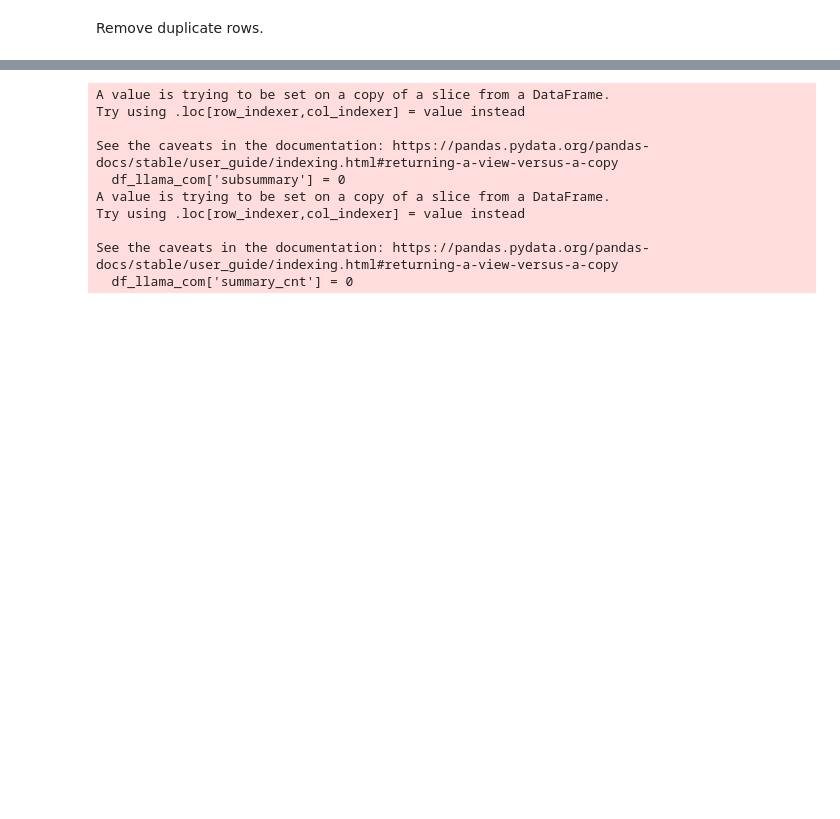
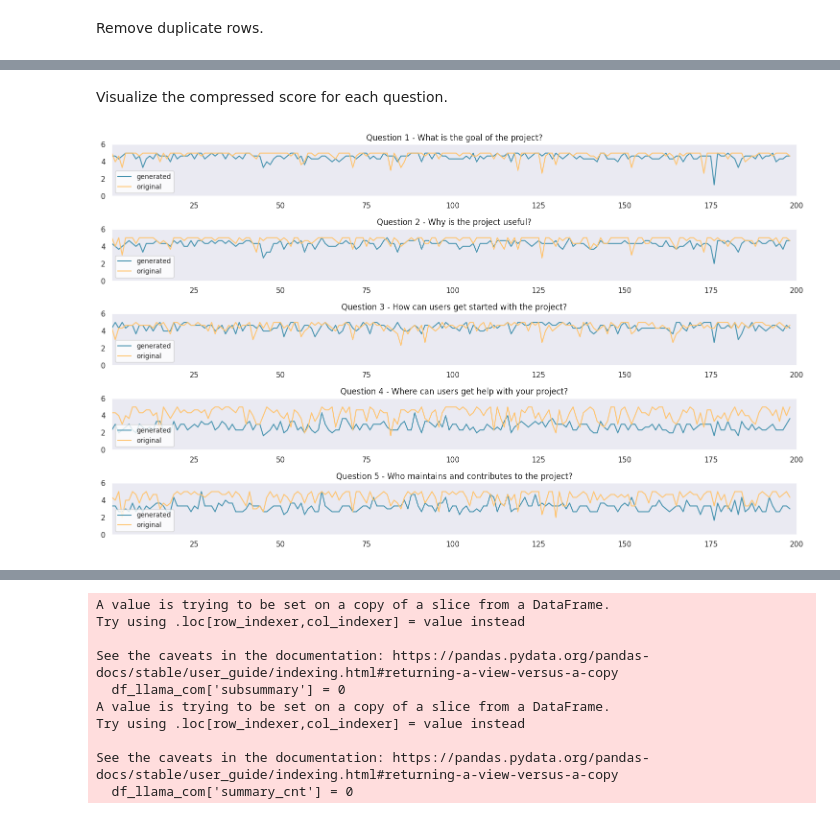
Before and after one commit to df1000/ma_automated_documentation, a Jupyter notebook: evaluate_results/01_create_df_llama.ipynb, the cells around one changed output, grey strips where cells are left out. Saved outputs shown, nothing was run; the diff lists cells and outputs as text; code cells hidden in the pictures; blank space fills up the shorter version.

Commit message:
create plot for questions

```diff
--- a/evaluate_results/01_create_df_llama.ipynb
+++ b/evaluate_results/01_create_df_llama.ipynb
@@ -300,0 +313,3 @@ df_llama_com = df_llama_tmp[['id','repo_owner', 'repo_name', 'score_g', 'score_o
+# %%
+df_llama_tmp2 = df_llama.copy()
+df_llama_tmp2['id'] = df_llama_tmp2['repo_owner'] + '_' + df_llama_tmp2['repo_name']
@@ -300,0 +346,2 @@ df_llama_com = df_llama_tmp[['id','repo_owner', 'repo_name', 'score_g', 'score_o
+# %%
+df_llama_tmp2 = df_llama_tmp2.drop(['score_q1_g', 'score_q2_g','score_q3_g','score_q4_g', 'score_q5_g','score_q1_o', 'score_q2_o', 'score_q3_o', 'score_q4_o', 'score_q5_o'], axis=1)
@@ -300,0 +355,2 @@ df_llama_com = df_llama_tmp[['id','repo_owner', 'repo_name', 'score_g', 'score_o
+# %%
+df_llama_tmp2 = df_llama_tmp2[~df_llama_tmp2['model_type'].isin(['reka-flash', 'jamba-1.5-mini'])]
@@ -300,0 +377,64 @@ df_llama_com = df_llama_tmp[['id','repo_owner', 'repo_name', 'score_g', 'score_o
+# %% [markdown]
+Visualize the compressed score for each question.
+# %%
+# colors = ['#4793AF', '#FFC470', '#DD5746']
+
+with sns.axes_style('white'): # applies white Seaborn style for axes
+    sns.set_theme(style='dark') # applies dark Seaboarn style for better contrast
+    fig, ax = plt.subplots(ncols=1, nrows=5, figsize=(15, 9)) # create a figure and define size of plot
+
+    # generated
+    q1_g = df_llama_tmp2['score_q1_g_1']
+    q2_g = df_llama_tmp2['score_q2_g_2']
+    q3_g = df_llama_tmp2['score_q3_g_3']
+    q4_g = df_llama_tmp2['score_q4_g_4']
+    q5_g = df_llama_tmp2['score_q5_g_5']
+    # origignal
+    q1_o = df_llama_tmp2['score_q1_o_1']
+    q2_o = df_llama_tmp2['score_q2_o_2']
+    q3_o = df_llama_tmp2['score_q3_o_3']
+    q4_o = df_llama_tmp2['score_q4_o_4']
+    q5_o = df_llama_tmp2['score_q5_o_5']
+
+    ax[0].plot(q1_g, label='generated', color='#4793AF')
+    ax[0].plot(q1_o, label='original', color='#FFC470')
+    ax[0].set_title('Question 1 - What is the goal of the project?')
+    ax[0].legend(loc=3, fontsize=10, facecolor='white')
+    ax[0].set_xlim(1,200)
+    ax[0].set_ylim(0,6)
+
+    ax[1].plot(q2_g, label='generated', color='#4793AF')
+    ax[1].plot(q2_o, label='original', color='#FFC470')
+    ax[1].set_title('Question 2 - Why is the project useful?')
+    ax[1].legend(loc=3, fontsize=10, facecolor='white')
+    ax[1].set_xlim(1,200)
+    ax[1].set_ylim(0,6)
+
+    ax[2].plot(q3_g, label='generated', color='#4793AF')
+    ax[2].plot(q3_o, label='original', color='#FFC470')
+    ax[2].set_title('Question 3 - How can users get started with the project?')
+    ax[2].legend(loc=3, fontsize=10, facecolor='white')
+    ax[2].set_xlim(1,200)
+    ax[2].set_ylim(0,6)
+
+    ax[3].plot(q4_g, label='generated', color='#4793AF')
+    ax[3].plot(q4_o, label='original', color='#FFC470')
+    ax[3].set_title('Question 4 - Where can users get help with your project?')
+    ax[3].legend(loc=3, fontsize=10, facecolor='white')
+    ax[3].set_xlim(1,200)
+    ax[3].set_ylim(0,6)
+
+    ax[4].plot(q5_g, label='generated', color='#4793AF')
+    ax[4].plot(q5_o, label='original', color='#FFC470')
+    ax[4].set_title('Question 5 - Who maintains and contributes to the project?')
+    ax[4].legend(loc=3, fontsize=10, facecolor='white')
+    ax[4].set_xlim(1,200)
+    ax[4].set_ylim(0,6)
+
+    plt.grid(visible=False) # turn of grid
+    plt.tight_layout()
+    plt.show() # shows plot
+
+    sns.reset_defaults() # reset Seaborn settings
+# %% [output]
+[figure, added]
```
Also changed, not shown: parts of 32 cells of this notebook, 1 other file.
